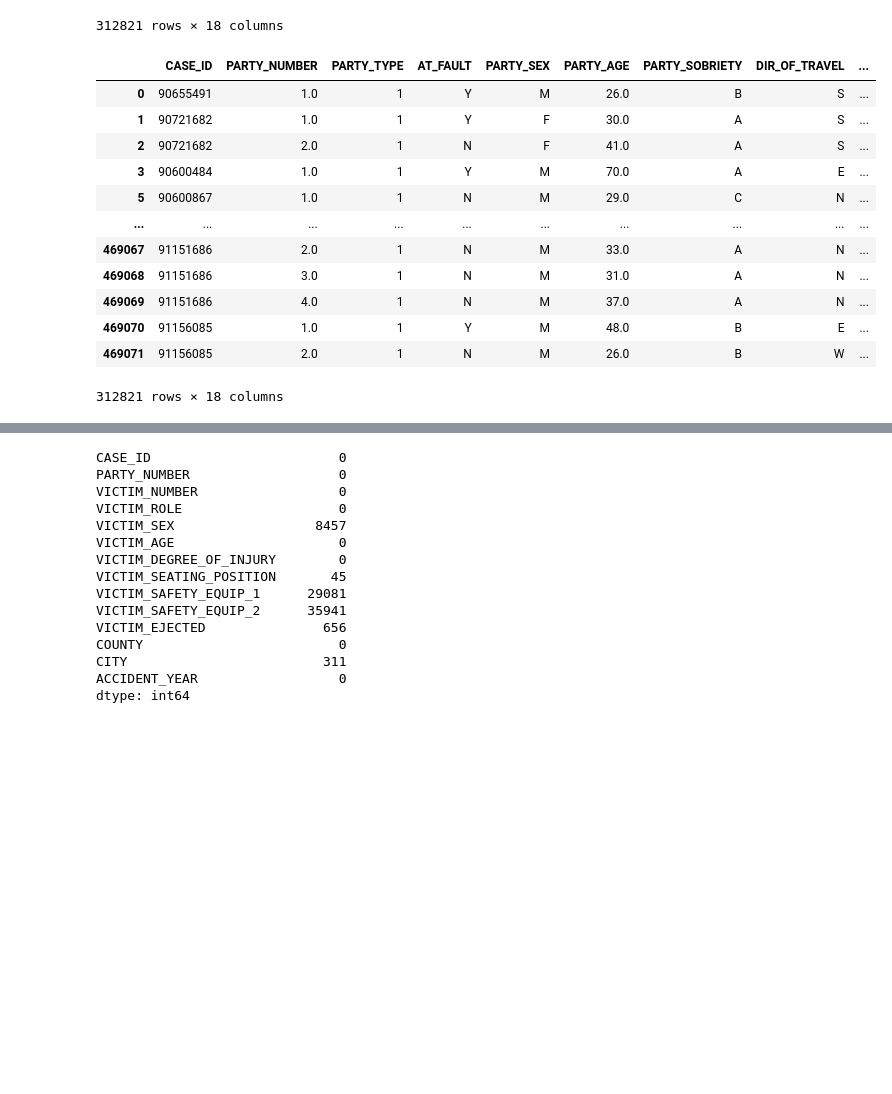
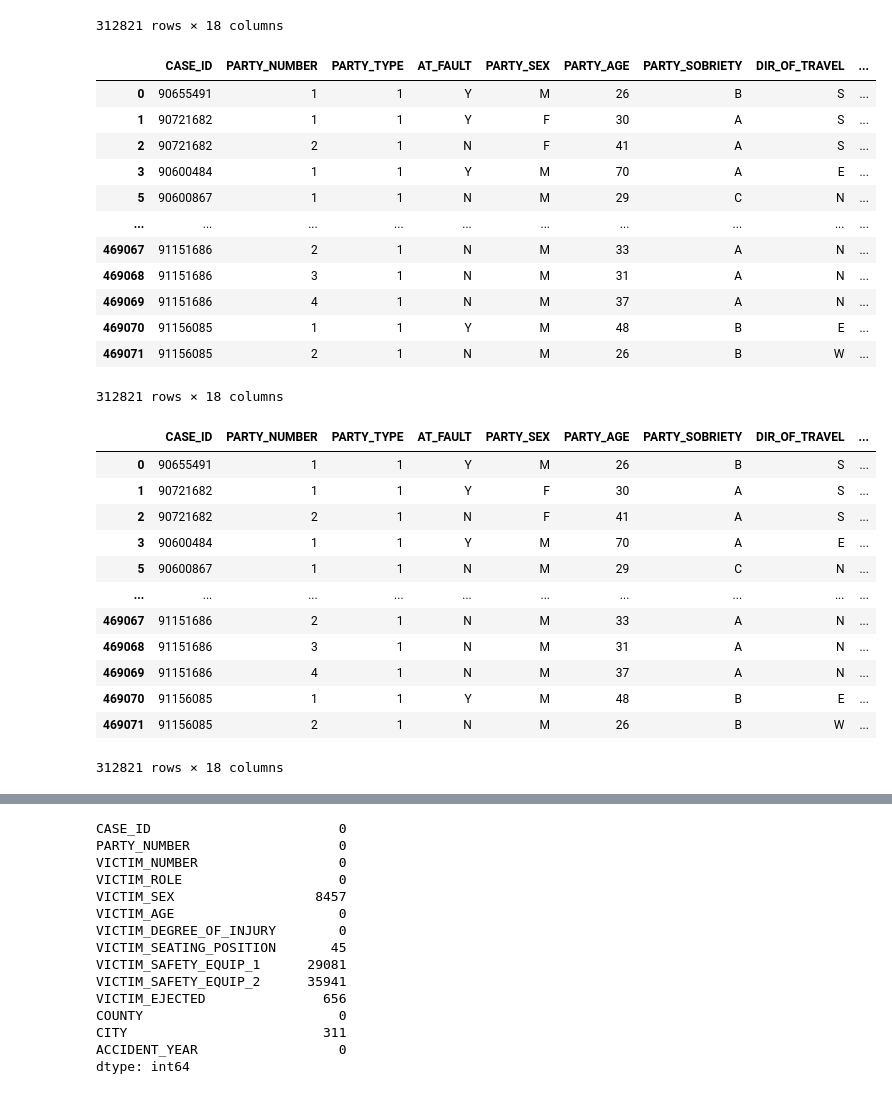
Before and after one commit to wattsr1/LA-Collision-Analysis, a Jupyter notebook: cleaning_data.ipynb, the cells around one changed output, grey strips where cells are left out. Cells and saved outputs as stored; diff of their text form; code cells hidden in the pictures; blank space fills up the shorter version.

```diff
--- a/cleaning_data.ipynb
+++ b/cleaning_data.ipynb
@@ -144,23 +144,43 @@ parties_df
 | 469070 | 91156085 | 1.0 | 1 | Y | M | 48.0 | B | E | ... |
 | 469071 | 91156085 | 2.0 | 1 | N | M | 26.0 | B | W | ... |
 312821 rows × 18 columns
+# %%
+dict_column_datatypes = {"PARTY_NUMBER" : int, "PARTY_AGE" : int, "PARTY_NUMBER_KILLED" : int,
+                         "PARTY_NUMBER_INJURED" : int, "VEHICLE_YEAR" : int}
+parties_df = parties_df.astype(dict_column_datatypes)
+parties_df
+# %% [output]
+|  | CASE_ID | PARTY_NUMBER | PARTY_TYPE | AT_FAULT | PARTY_SEX | PARTY_AGE | PARTY_SOBRIETY | DIR_OF_TRAVEL | ... |
+| 0 | 90655491 | 1 | 1 | Y | M | 26 | B | S | ... |
+| 1 | 90721682 | 1 | 1 | Y | F | 30 | A | S | ... |
+| 2 | 90721682 | 2 | 1 | N | F | 41 | A | S | ... |
+| 3 | 90600484 | 1 | 1 | Y | M | 70 | A | E | ... |
+| 5 | 90600867 | 1 | 1 | N | M | 29 | C | N | ... |
+| ... | ... | ... | ... | ... | ... | ... | ... | ... | ... |
+| 469067 | 91151686 | 2 | 1 | N | M | 33 | A | N | ... |
+| 469068 | 91151686 | 3 | 1 | N | M | 31 | A | N | ... |
+| 469069 | 91151686 | 4 | 1 | N | M | 37 | A | N | ... |
+| 469070 | 91156085 | 1 | 1 | Y | M | 48 | B | E | ... |
+| 469071 | 91156085 | 2 | 1 | N | M | 26 | B | W | ... |
+312821 rows × 18 columns
 # %%
 # Change ACCIDENT_YEAR to datetime
 parties_df["ACCIDENT_YEAR"] = pd.to_datetime(parties_df["ACCIDENT_YEAR"], format='%Y')
+parties_df["ACCIDENT_YEAR"] = parties_df["ACCIDENT_YEAR"].dt.year
 parties_df
 # %% [output]
 |  | CASE_ID | PARTY_NUMBER | PARTY_TYPE | AT_FAULT | PARTY_SEX | PARTY_AGE | PARTY_SOBRIETY | DIR_OF_TRAVEL | ... |
-| 0 | 90655491 | 1.0 | 1 | Y | M | 26.0 | B | S | ... |
-| 1 | 90721682 | 1.0 | 1 | Y | F | 30.0 | A | S | ... |
-| 2 | 90721682 | 2.0 | 1 | N | F | 41.0 | A | S | ... |
-| 3 | 90600484 | 1.0 | 1 | Y | M | 70.0 | A | E | ... |
-| 5 | 90600867 | 1.0 | 1 | N | M | 29.0 | C | N | ... |
+| 0 | 90655491 | 1 | 1 | Y | M | 26 | B | S | ... |
+| 1 | 90721682 | 1 | 1 | Y | F | 30 | A | S | ... |
+| 2 | 90721682 | 2 | 1 | N | F | 41 | A | S | ... |
+| 3 | 90600484 | 1 | 1 | Y | M | 70 | A | E | ... |
+| 5 | 90600867 | 1 | 1 | N | M | 29 | C | N | ... |
 | ... | ... | ... | ... | ... | ... | ... | ... | ... | ... |
-| 469067 | 91151686 | 2.0 | 1 | N | M | 33.0 | A | N | ... |
-| 469068 | 91151686 | 3.0 | 1 | N | M | 31.0 | A | N | ... |
-| 469069 | 91151686 | 4.0 | 1 | N | M | 37.0 | A | N | ... |
-| 469070 | 91156085 | 1.0 | 1 | Y | M | 48.0 | B | E | ... |
-| 469071 | 91156085 | 2.0 | 1 | N | M | 26.0 | B | W | ... |
+| 469067 | 91151686 | 2 | 1 | N | M | 33 | A | N | ... |
+| 469068 | 91151686 | 3 | 1 | N | M | 31 | A | N | ... |
+| 469069 | 91151686 | 4 | 1 | N | M | 37 | A | N | ... |
+| 469070 | 91156085 | 1 | 1 | Y | M | 48 | B | E | ... |
+| 469071 | 91156085 | 2 | 1 | N | M | 26 | B | W | ... |
 312821 rows × 18 columns
 # %%
 # Get list of column names and data types
```
Also changed, not shown: parts of 15 cells of this notebook, 9 other files.
